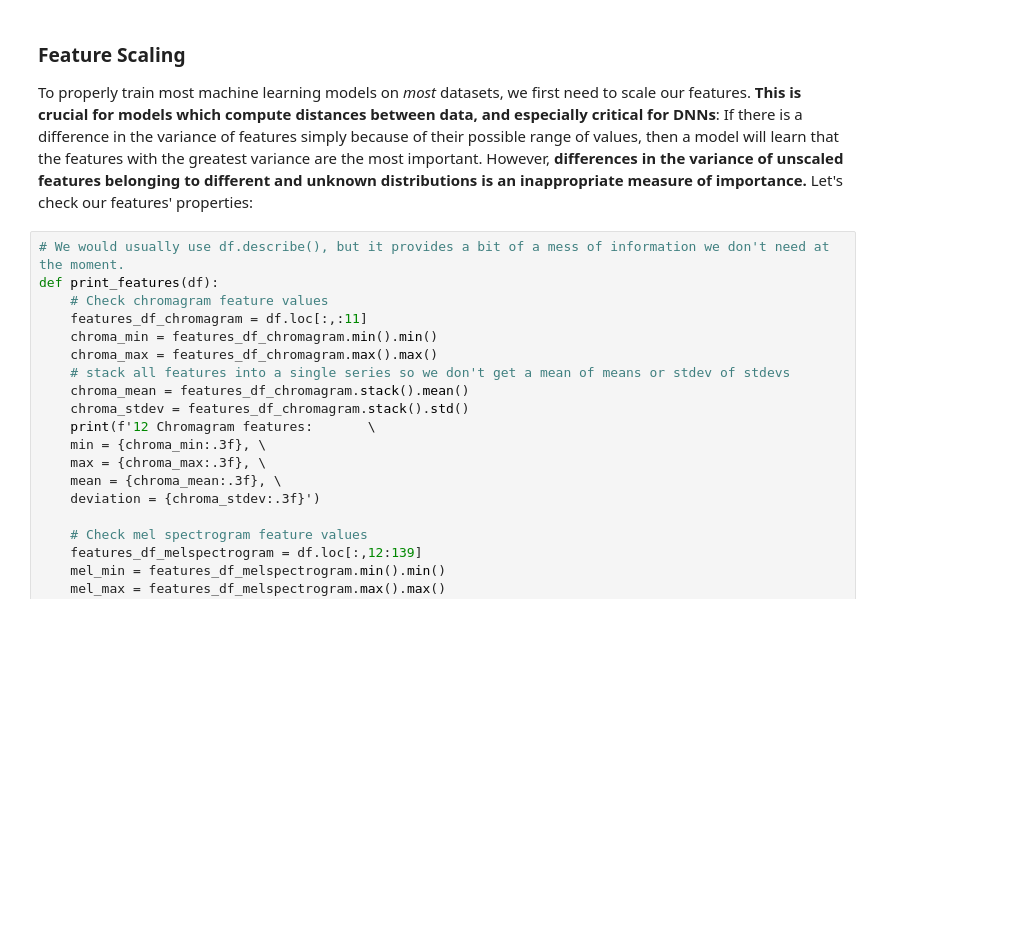
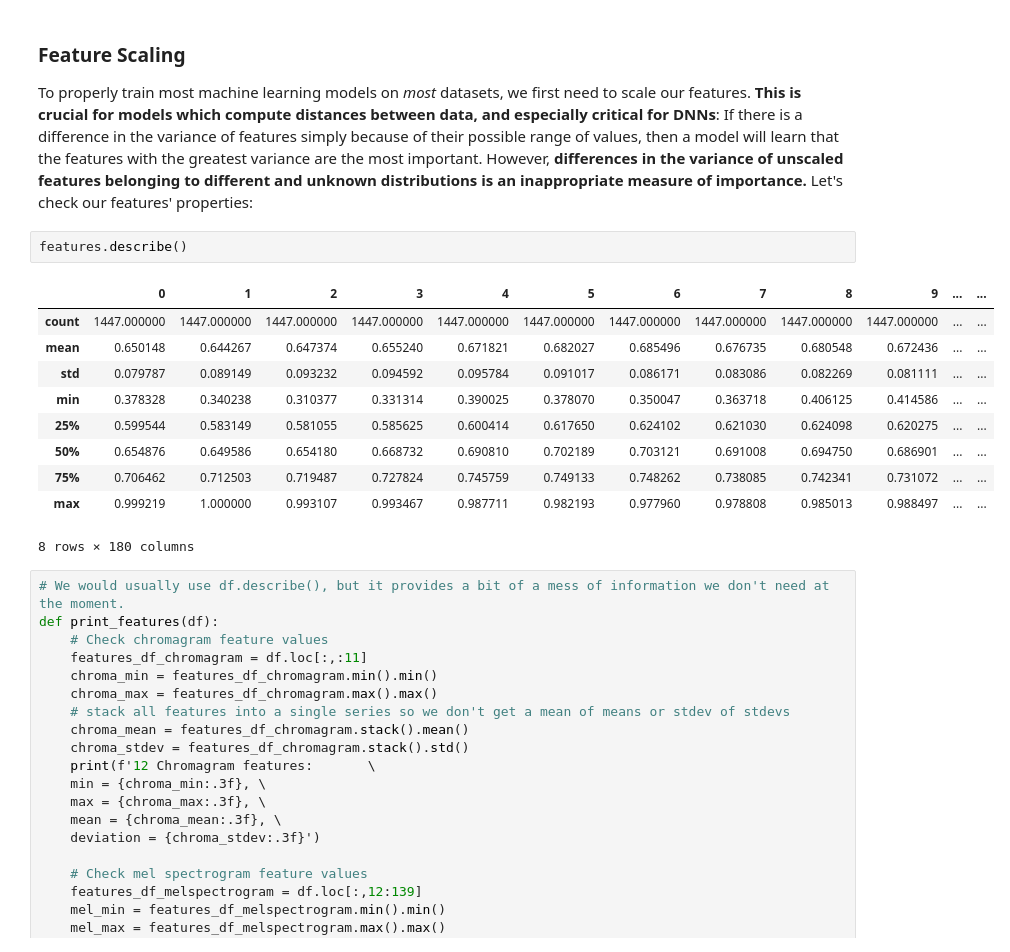
Before and after one commit to keziataufiq/Week3-ClassicML, a Jupyter notebook: Week_3_MachineLearning.ipynb, the cells around one changed output. Saved outputs shown, nothing was run; the diff lists cells and outputs as text; blank space fills up the shorter version.

```diff
--- a/Week_3_MachineLearning.ipynb
+++ b/Week_3_MachineLearning.ipynb
@@ -271,6 +271,19 @@ plt.show()
 # %% [markdown]
 ### Feature Scaling
 To properly train most machine learning models on _most_ datasets, we first need to scale our features. **This is crucial for models which compute distances between data, and especially critical for DNNs**: If there is a difference in the variance of features simply because of their possible range of values, then a model will learn that the features with the greatest variance are the most important. However, **differences in the variance of unscaled features belonging to different and unknown distributions is an inappropriate measure of importance.** Let's check our features' properties:
+# %%
+features.describe()
+# %% [output]
+|  | 0 | 1 | 2 | 3 | 4 | 5 | 6 | 7 | 8 | 9 | ... | ... |
+| count | 1447.000000 | 1447.000000 | 1447.000000 | 1447.000000 | 1447.000000 | 1447.000000 | 1447.000000 | 1447.000000 | 1447.000000 | 1447.000000 | ... | ... |
+| mean | 0.650148 | 0.644267 | 0.647374 | 0.655240 | 0.671821 | 0.682027 | 0.685496 | 0.676735 | 0.680548 | 0.672436 | ... | ... |
+| std | 0.079787 | 0.089149 | 0.093232 | 0.094592 | 0.095784 | 0.091017 | 0.086171 | 0.083086 | 0.082269 | 0.081111 | ... | ... |
+| min | 0.378328 | 0.340238 | 0.310377 | 0.331314 | 0.390025 | 0.378070 | 0.350047 | 0.363718 | 0.406125 | 0.414586 | ... | ... |
+| 25% | 0.599544 | 0.583149 | 0.581055 | 0.585625 | 0.600414 | 0.617650 | 0.624102 | 0.621030 | 0.624098 | 0.620275 | ... | ... |
+| 50% | 0.654876 | 0.649586 | 0.654180 | 0.668732 | 0.690810 | 0.702189 | 0.703121 | 0.691008 | 0.694750 | 0.686901 | ... | ... |
+| 75% | 0.706462 | 0.712503 | 0.719487 | 0.727824 | 0.745759 | 0.749133 | 0.748262 | 0.738085 | 0.742341 | 0.731072 | ... | ... |
+| max | 0.999219 | 1.000000 | 0.993107 | 0.993467 | 0.987711 | 0.982193 | 0.977960 | 0.978808 | 0.985013 | 0.988497 | ... | ... |
+8 rows × 180 columns
 # %%
 # We would usually use df.describe(), but it provides a bit of a mess of information we don't need at the moment.
 def print_features(df):
```
Also changed, not shown: parts of 9 cells of this notebook.
